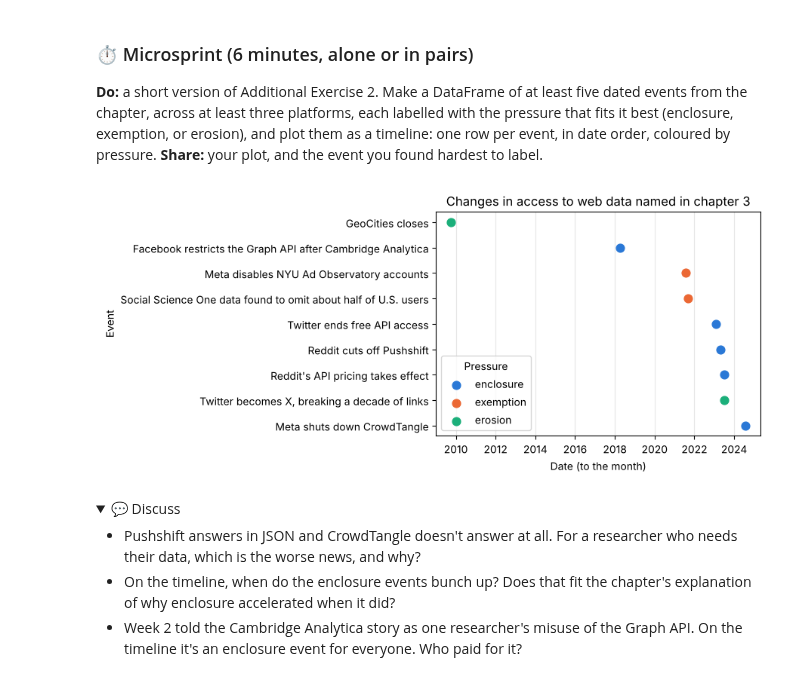
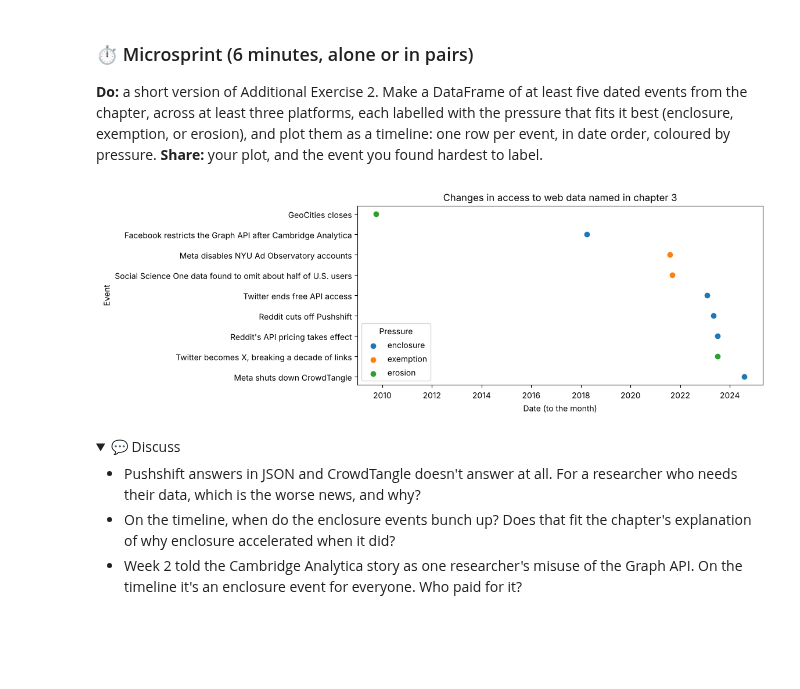
Before and after one commit to cuinfoscience/INFO4617-Fall2026, a Jupyter notebook: labs/week-03/lab-03-key.ipynb, the cells around one changed output. Drawn from its saved outputs; the diff is of its cells as text; code cells hidden in the pictures; folded sections open; blank space fills up the shorter version.

```diff
--- a/labs/week-03/lab-03-key.ipynb
+++ b/labs/week-03/lab-03-key.ipynb
@@ -273,40 +263,37 @@ Twitter API v1.1             400    rejects the request without a token
 **Share:** your plot, and the event you found hardest to label.
 # %%
 # Microsprint: EVENTS, a list of (date, event, pressure): five or more events from the chapter, from three or more platforms
-# Make a DataFrame sorted by date; plot one point per event (x the date, y its row), coloured by pressure,
-#   with the events as y tick labels, a legend, a title, and axis labels
+# Make a DataFrame sorted by date; for each pressure, scatter its events (x the date, y the row) with a label
+# Use the events as y tick labels, earliest at the top; add a legend, a title, and axis labels
 # Dates to the month; the chapter gives some, and the rest are from news coverage of each event.
 EVENTS = [
     ("2009-10", "GeoCities closes", "erosion"),
     ("2018-04", "Facebook restricts the Graph API after Cambridge Analytica", "enclosure"),
     ("2021-08", "Meta disables NYU Ad Observatory accounts", "exemption"),
     ("2021-09", "Social Science One data found to omit about half of U.S. users", "exemption"),
     ("2023-02", "Twitter ends free API access", "enclosure"),
     ("2023-05", "Reddit cuts off Pushshift", "enclosure"),
     ("2023-07", "Reddit's API pricing takes effect", "enclosure"),
     ("2023-07", "Twitter becomes X, breaking a decade of links", "erosion"),
     ("2024-08", "Meta shuts down CrowdTangle", "enclosure"),
 ]
 events = pd.DataFrame(EVENTS, columns=["date", "event", "pressure"])
 events["date"] = pd.to_datetime(events["date"])
 events = events.sort_values("date").reset_index(drop=True)
 
-COLORS = {"enclosure": "#2a78d6", "exemption": "#eb6834", "erosion": "#1baf7a"}
 fig, ax = plt.subplots(figsize=(9, 4))
-for pressure, color in COLORS.items():
+for pressure in ["enclosure", "exemption", "erosion"]:
     these = events[events["pressure"] == pressure]
-    ax.scatter(these["date"], these.index, s=60, color=color, label=pressure, zorder=3)
+    ax.scatter(these["date"], these.index, label=pressure)
 ax.set_yticks(events.index, events["event"])
 ax.invert_yaxis()
-ax.grid(axis="x", color="0.9")
 ax.legend(title="Pressure", loc="lower left")
 ax.set_title("Changes in access to web data named in chapter 3")
 ax.set_xlabel("Date (to the month)")
 ax.set_ylabel("Event")
-plt.tight_layout()
 plt.show()
 # %% [output]
-[figure, old version]
+[figure, new version]
 # %% [markdown]
 <details>
 <summary>💬 Discuss</summary>
```
Also changed, not shown: parts of 27 cells of this notebook.
